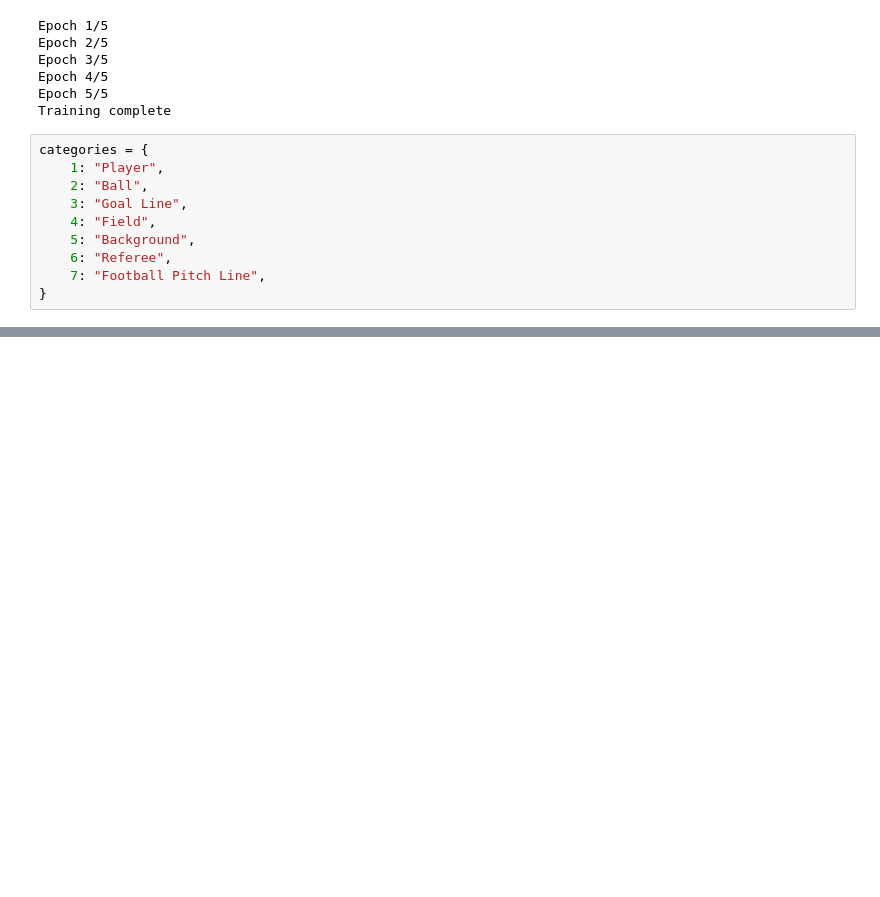
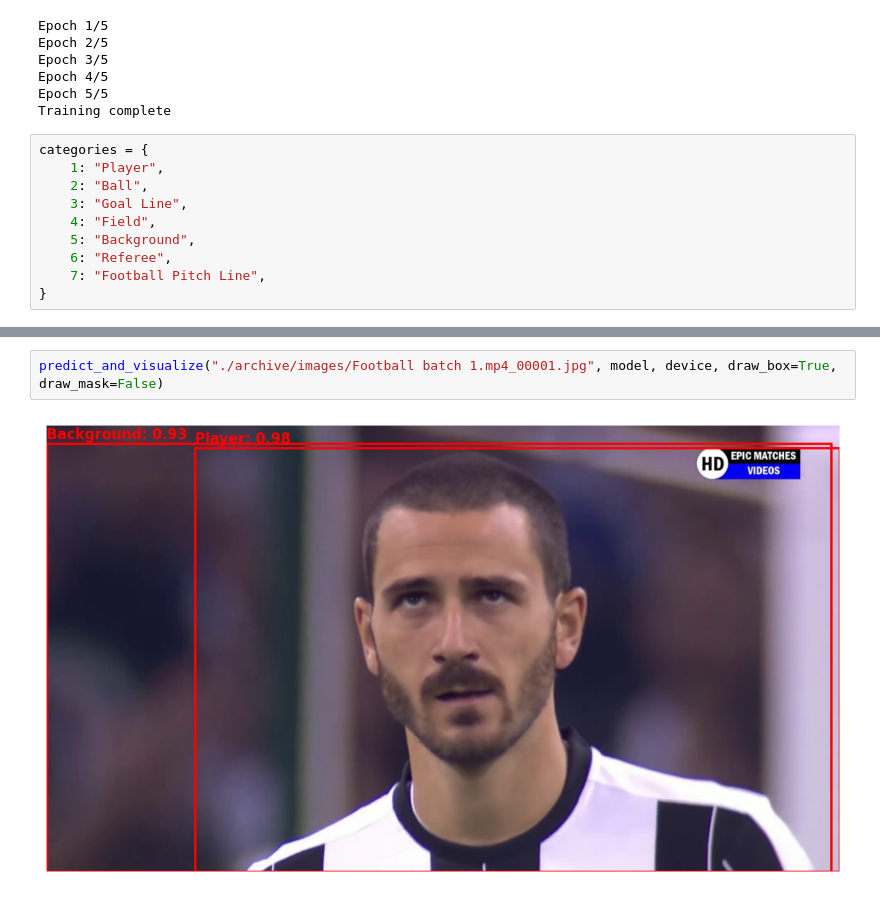
Before and after one commit to kristijanpetronijevic/panoptic, a Jupyter notebook: code/our_model.ipynb, the cells around one changed output, grey strips where cells are left out. Saved outputs shown, nothing was run; the diff lists cells and outputs as text; blank space fills up the shorter version.

```diff
--- a/code/our_model.ipynb
+++ b/code/our_model.ipynb
@@ -357,0 +403,4 @@ RuntimeError: Attempting to deserialize object on a CUDA device but torch.cuda.i
+# %%
+predict_and_visualize("./archive/images/Football batch 1.mp4_00001.jpg", model, device, draw_box=True, draw_mask=False)
+# %% [output]
+[figure, added]
```
Also changed, not shown: parts of 5 cells of this notebook.
